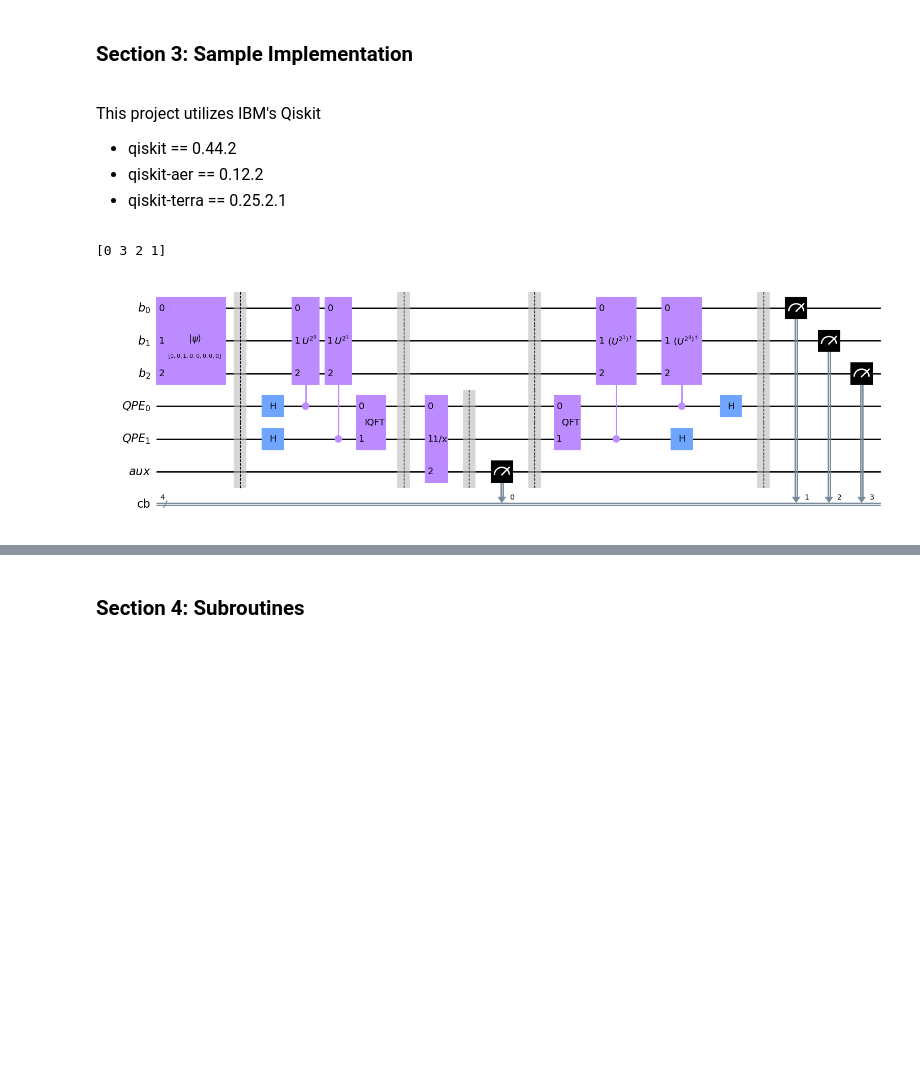
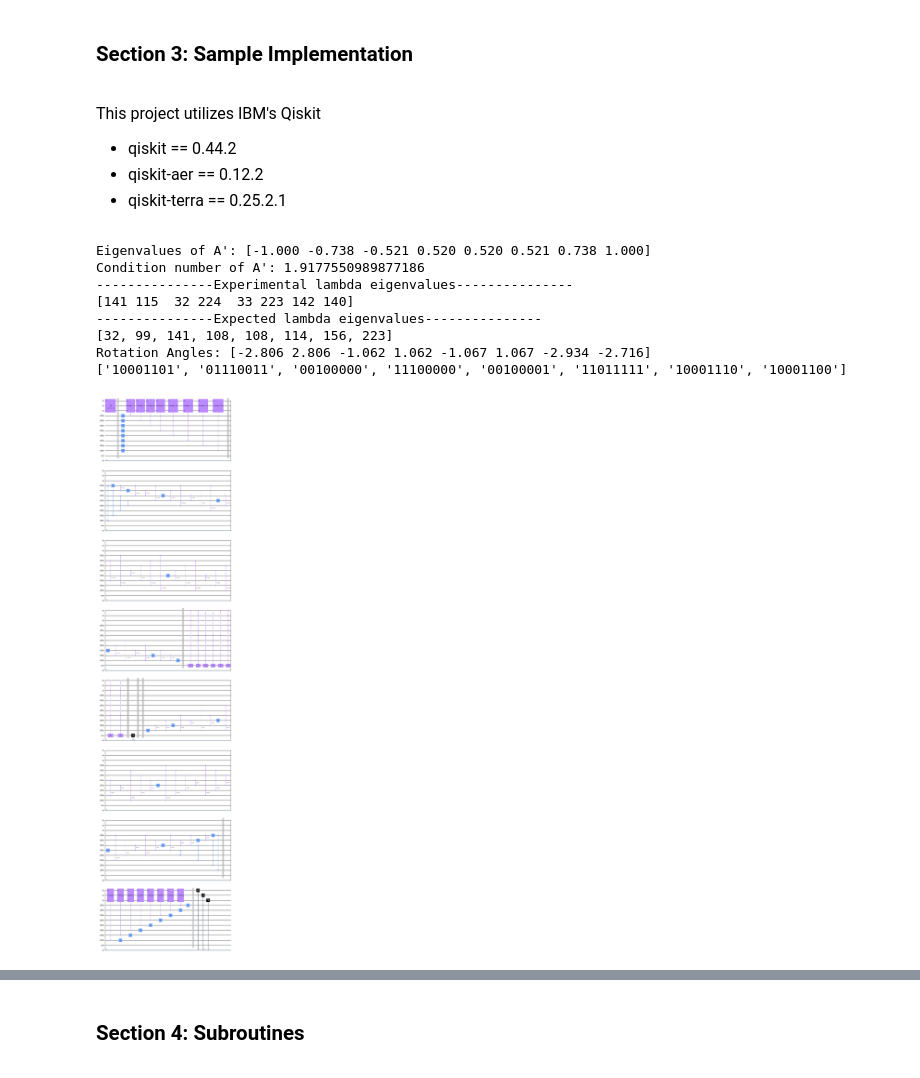
Before and after one commit to sonnyloweus/HHL-Quantum-Linear-Algebra, a Jupyter notebook: QuantumLinearAlgebra_HHL_v2.ipynb, the cells around one changed output, grey strips where cells are left out. Saved outputs shown, nothing was run; the diff lists cells and outputs as text; code cells hidden in the pictures; blank space fills up the shorter version.

```diff
--- a/QuantumLinearAlgebra_HHL_v2.ipynb
+++ b/QuantumLinearAlgebra_HHL_v2.ipynb
@@ -157,6 +158,9 @@ from qiskit.circuit.library.arithmetic.exact_reciprocal import ExactReciprocal
 from qiskit.visualization import plot_histogram
 import matplotlib.pyplot as plt# implementation of a sample case here
 # %%
+######################################################
+############ Matrix and Vector Handling ##############
+######################################################
 def prepare_hhlparams(
         A: np.ndarray,
         b: np.ndarray,
@@ -196,6 +200,9 @@ def prepare_hhlparams(
         C_pad[:n, :n] = C
         C = C_pad
 
+    eigenvalues, eigenvectors = np.linalg.eigh(C)
+    C /= max(np.real(eigenvalues))
+
     #### PREPARE VECTOR (padding) ####
     b_pad = b
     if b.shape[0] != N:
@@ -203,7 +210,10 @@ def prepare_hhlparams(
 
     #### PREPARE UNITARY MATRIX U ####
     eigenvalues, eigenvectors = np.linalg.eigh(C)
-    exp_diag = np.diag(np.exp(1j * eigenvalues * t))
-    U = eigenvectors @ exp_diag @ eigenvectors.conj().T
+    # exp_diag = np.diag(np.exp(1j * eigenvalues * t))
+    # U = eigenvectors @ exp_diag @ eigenvectors.conj().T
+    U = scipy.linalg.expm(1j*C*t)
 
+    print('Eigenvalues of A\':', np.array2string(eigenvalues, formatter={'float_kind': lambda x: f"{x:.3f}"}))
+    print('Condition number of A\':', np.linalg.cond(A))
     return C, b_pad, U, nb, nq
@@ -347,22 +455,38 @@ def hhl_circuit(
 
     return A, b, circuit
 # %%
-tol = 1e-1
-ev_time = pi
+######################################################
+############## Hyperparams + Problem #################
+######################################################
+tol = 2e-4 # accuracy of QPE
+ev_time = 150 # evolution time t
 
-# A is a 3x3 invertible non hermitian sparse matrix that is well scaled
-A = np.array([[1, 0, 0],
-              [0, 3/4, 1/2],
-              [0, 0, 1/4]])
+# A is a 3x3 invertible non hermitian sparse matrix that is well scaled and stable
+# A = np.array([[4/5, 1/5, 0],
+#               [0, 3/5, 1/5],
+#               [0, 0, 14/25]])
+A = np.matrix([[1, 1, 0], [-1, 1, -1], [0, .13, 1.3]])
 b = np.array([0, 0, 1])
 # A = np.array([[3/4, 1/4],
 #               [1/4, 3/4]])
 # b = np.array([0, 1])
+
+######################################################
+################## HHL Execution #####################
+######################################################
+
 A, b, hhl = hhl_circuit(A, b, tol, ev_time)
 hhl.draw('mpl')
 # %% [output]
-[0 3 2 1]
+Eigenvalues of A': [-1.000 -0.738 -0.521 0.520 0.520 0.521 0.738 1.000]
+Condition number of A': 1.9177550989877186
+---------------Experimental lambda eigenvalues---------------
+[141 115  32 224  33 223 142 140]
+---------------Expected lambda eigenvalues---------------
+[32, 99, 141, 108, 108, 114, 156, 223]
+Rotation Angles: [-2.806 2.806 -1.062 1.062 -1.067 1.067 -2.934 -2.716]
+['10001101', '01110011', '00100000', '11100000', '00100001', '11011111', '10001110', '10001100']
-[figure, old version]
+[figure, new version]
 # %%
 job = execute(hhl, backend=backend_qasm, shots=2**16)
 counts = job.result().get_counts()
```
Also changed, not shown: parts of 6 cells of this notebook.
